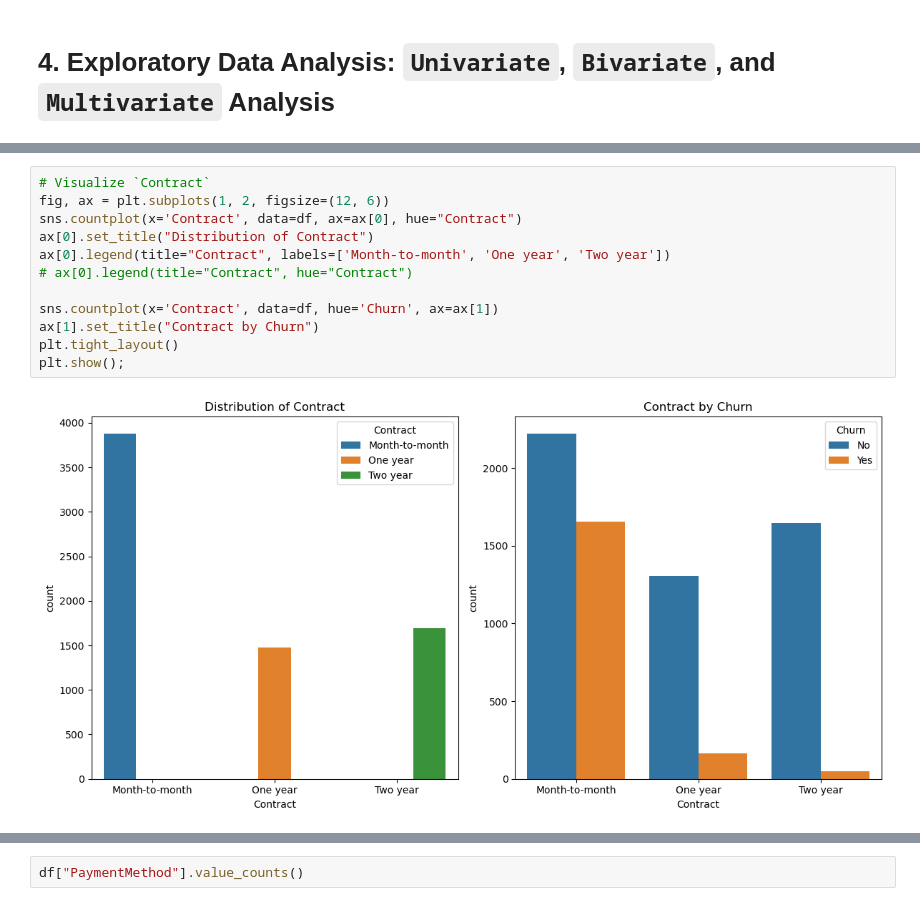
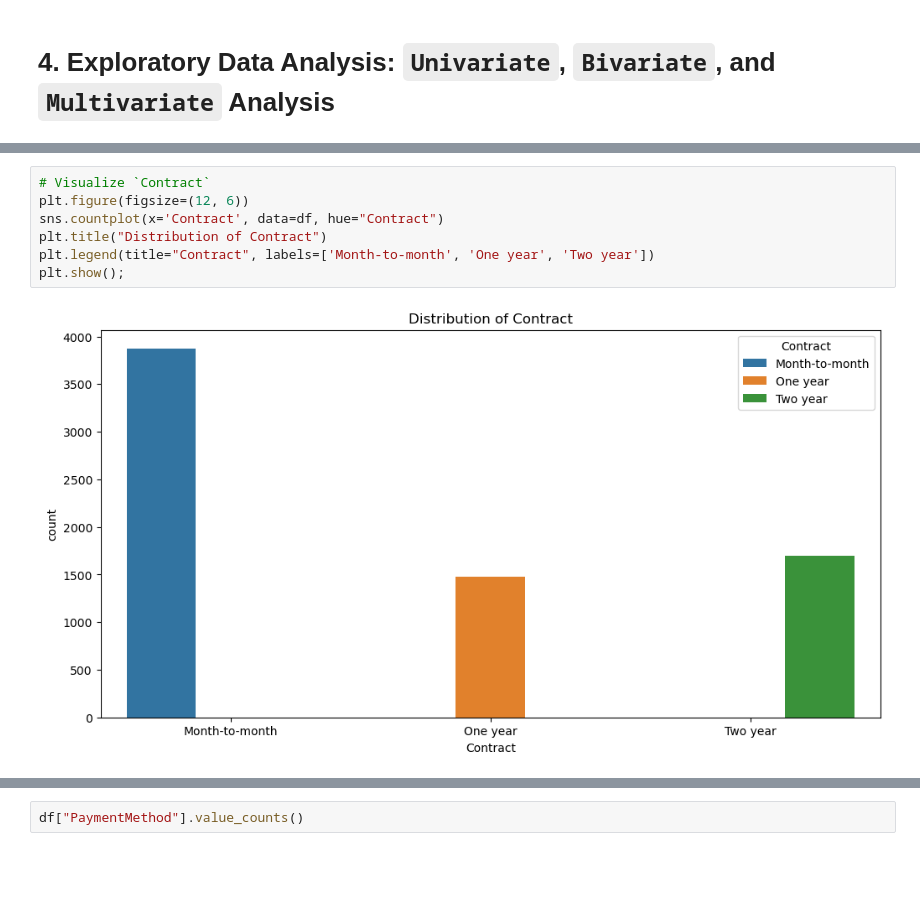
Before and after one commit to chemutai254/PBI_ML, a Jupyter notebook: CUSTOMER_RETENTION/Retention_Strategy/Telco_Customer_Churn.ipynb, the cells around one changed output, grey strips where cells are left out. Drawn from its saved outputs; the diff is of its cells as text; blank space fills up the shorter version.

```diff
--- a/CUSTOMER_RETENTION/Retention_Strategy/Telco_Customer_Churn.ipynb
+++ b/CUSTOMER_RETENTION/Retention_Strategy/Telco_Customer_Churn.ipynb
@@ -252,15 +274,10 @@ Contract
 Name: count, dtype: float64
 # %%
 # Visualize `Contract`
-fig, ax = plt.subplots(1, 2, figsize=(12, 6))
-sns.countplot(x='Contract', data=df, ax=ax[0], hue="Contract")
-ax[0].set_title("Distribution of Contract")
-ax[0].legend(title="Contract", labels=['Month-to-month', 'One year', 'Two year'])
-# ax[0].legend(title="Contract", hue="Contract")
-
-sns.countplot(x='Contract', data=df, hue='Churn', ax=ax[1])
-ax[1].set_title("Contract by Churn")
-plt.tight_layout()
+plt.figure(figsize=(12, 6))
+sns.countplot(x='Contract', data=df, hue="Contract")
+plt.title("Distribution of Contract")
+plt.legend(title="Contract", labels=['Month-to-month', 'One year', 'Two year'])
 plt.show();
 # %% [output]
-[figure, old version]
+[figure, new version]
```
Also changed, not shown: parts of 22 cells of this notebook.
